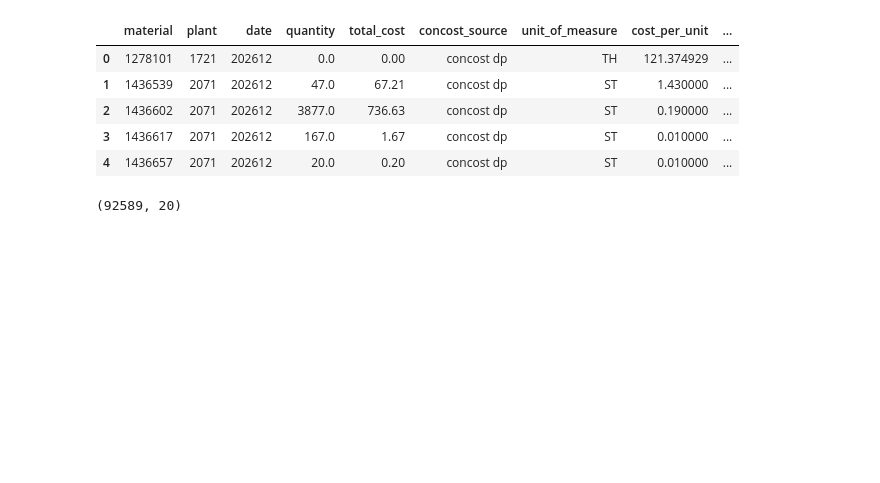
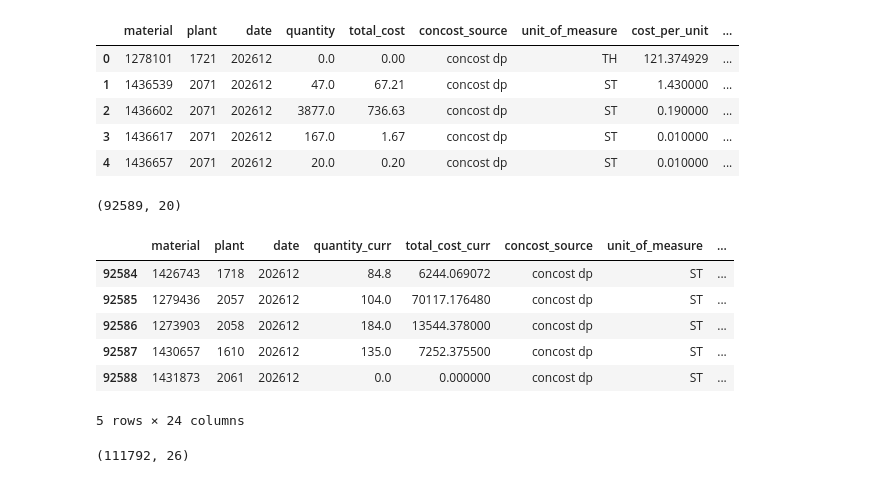
Before and after one commit to yogeshpedi/FIP_RCA, a Jupyter notebook: notebooks/FIP_RCA_SKU.ipynb, the cells around one changed output. Drawn from its saved outputs; the diff is of its cells as text; code cells hidden in the pictures; blank space fills up the shorter version.

```diff
--- a/notebooks/FIP_RCA_SKU.ipynb
+++ b/notebooks/FIP_RCA_SKU.ipynb
@@ -183,3 +195,13 @@ rca_base = current_df.merge(
 df.shape
 # %% [output]
 (92589, 20)
+# %%
+rca_base.tail(5)
+# %% [output]
+|  | material | plant | date | quantity_curr | total_cost_curr | concost_source | unit_of_measure | ... |
+| 92584 | 1426743 | 1718 | 202612 | 84.8 | 6244.069072 | concost dp | ST | ... |
+| 92585 | 1279436 | 2057 | 202612 | 104.0 | 70117.176480 | concost dp | ST | ... |
+| 92586 | 1273903 | 2058 | 202612 | 184.0 | 13544.378000 | concost dp | ST | ... |
+| 92587 | 1430657 | 1610 | 202612 | 135.0 | 7252.375500 | concost dp | ST | ... |
+| 92588 | 1431873 | 2061 | 202612 | 0.0 | 0.000000 | concost dp | ST | ... |
+5 rows × 24 columns
@@ -185,0 +276,4 @@ df.shape
+# %%
+final_rca_frame.shape
+# %% [output]
+(111792, 26)
```
Also changed, not shown: parts of 5 cells of this notebook.
